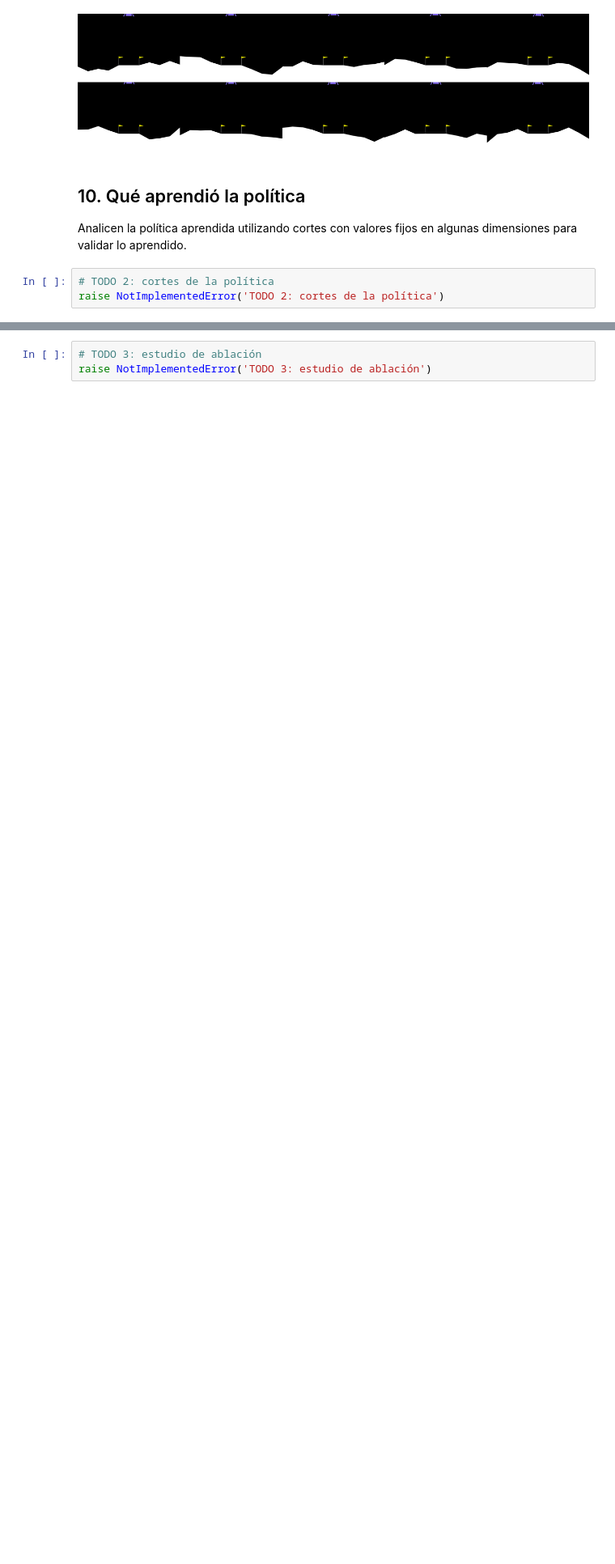
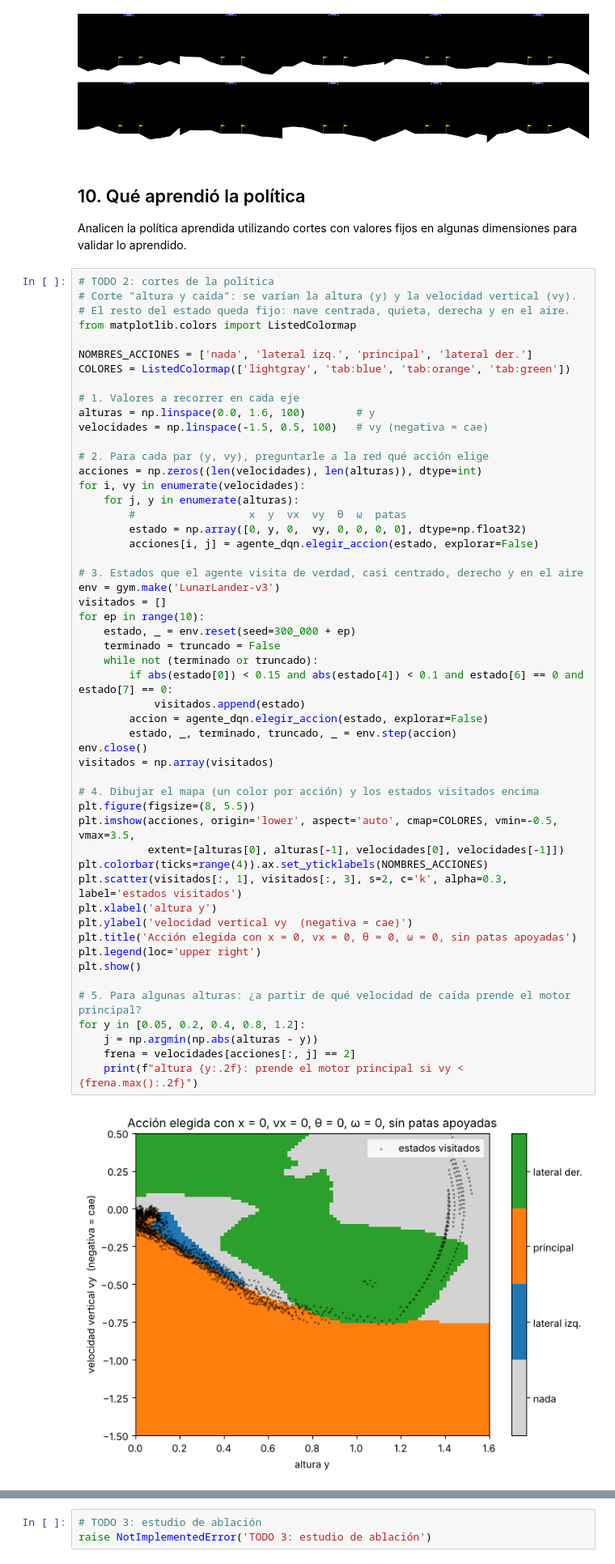
Before and after one commit to JuanAOlmedo/AprendAut-Lab2, a Jupyter notebook: LunarLander_DQN_Tarea.ipynb, the cells around one changed output, grey strips where cells are left out. Shown at 81% size. Cells and saved outputs as stored; diff of their text form; blank space fills up the shorter version.

```diff
--- a/LunarLander_DQN_Tarea.ipynb
+++ b/LunarLander_DQN_Tarea.ipynb
@@ -875,4 +875,55 @@ Analicen la política aprendida utilizando cortes con valores fijos en algunas
 dimensiones para validar lo aprendido.
 # %%
 # TODO 2: cortes de la política
-raise NotImplementedError('TODO 2: cortes de la política')
+# Corte "altura y caída": se varían la altura (y) y la velocidad vertical (vy).
+# El resto del estado queda fijo: nave centrada, quieta, derecha y en el aire.
+from matplotlib.colors import ListedColormap
+
+NOMBRES_ACCIONES = ['nada', 'lateral izq.', 'principal', 'lateral der.']
+COLORES = ListedColormap(['lightgray', 'tab:blue', 'tab:orange', 'tab:green'])
+
+# 1. Valores a recorrer en cada eje
+alturas = np.linspace(0.0, 1.6, 100)        # y
+velocidades = np.linspace(-1.5, 0.5, 100)   # vy (negativa = cae)
+
+# 2. Para cada par (y, vy), preguntarle a la red qué acción elige
+acciones = np.zeros((len(velocidades), len(alturas)), dtype=int)
+for i, vy in enumerate(velocidades):
+    for j, y in enumerate(alturas):
+        #                  x  y  vx  vy  θ  ω  patas
+        estado = np.array([0, y, 0,  vy, 0, 0, 0, 0], dtype=np.float32)
+        acciones[i, j] = agente_dqn.elegir_accion(estado, explorar=False)
+
+# 3. Estados que el agente visita de verdad, casi centrado, derecho y en el aire
+env = gym.make('LunarLander-v3')
+visitados = []
+for ep in range(10):
+    estado, _ = env.reset(seed=300_000 + ep)
+    terminado = truncado = False
+    while not (terminado or truncado):
+        if abs(estado[0]) < 0.15 and abs(estado[4]) < 0.1 and estado[6] == 0 and estado[7] == 0:
+            visitados.append(estado)
+        accion = agente_dqn.elegir_accion(estado, explorar=False)
+        estado, _, terminado, truncado, _ = env.step(accion)
+env.close()
+visitados = np.array(visitados)
+
+# 4. Dibujar el mapa (un color por acción) y los estados visitados encima
+plt.figure(figsize=(8, 5.5))
+plt.imshow(acciones, origin='lower', aspect='auto', cmap=COLORES, vmin=-0.5, vmax=3.5,
+           extent=[alturas[0], alturas[-1], velocidades[0], velocidades[-1]])
+plt.colorbar(ticks=range(4)).ax.set_yticklabels(NOMBRES_ACCIONES)
+plt.scatter(visitados[:, 1], visitados[:, 3], s=2, c='k', alpha=0.3, label='estados visitados')
+plt.xlabel('altura y')
+plt.ylabel('velocidad vertical vy  (negativa = cae)')
+plt.title('Acción elegida con x = 0, vx = 0, θ = 0, ω = 0, sin patas apoyadas')
+plt.legend(loc='upper right')
+plt.show()
+
+# 5. Para algunas alturas: ¿a partir de qué velocidad de caída prende el motor principal?
+for y in [0.05, 0.2, 0.4, 0.8, 1.2]:
+    j = np.argmin(np.abs(alturas - y))
+    frena = velocidades[acciones[:, j] == 2]
+    print(f"altura {y:.2f}: prende el motor principal si vy < {frena.max():.2f}")
+# %% [output]
+[figure, added]
```
Also changed, not shown: parts of 4 cells of this notebook, 2 other files.
